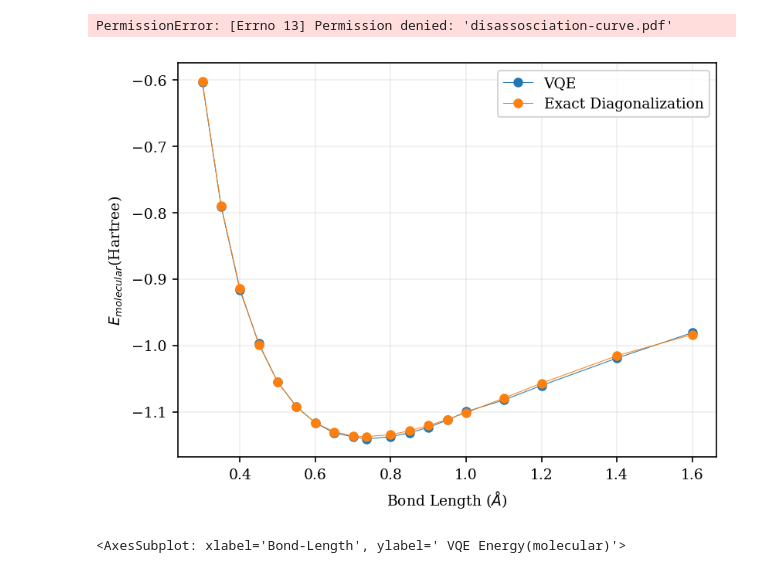
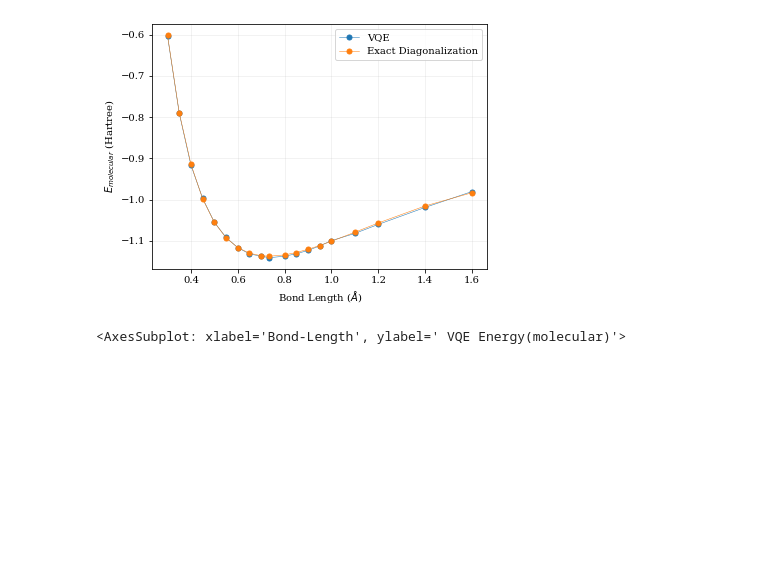
Before and after one commit to QSciTech-QuantumBC-Workshop/Team1, a Jupyter notebook: plotting-notebook.ipynb, the cells around one changed output. Saved outputs shown, nothing was run; the diff lists cells and outputs as text; code cells hidden in the pictures; blank space fills up the shorter version.

```diff
--- a/plotting-notebook.ipynb
+++ b/plotting-notebook.ipynb
@@ -9,10 +9,10 @@ plt.rcParams['savefig.dpi'] = 400
 plt.rcParams['figure.figsize'] = (6, 4.5)
 
 
-# font = {'family' : 'serif',
-#         'size'   : 9}
+font = {'family' : 'serif',
+        'size'   : 9}
 
-# plt.rc('font', **font)
+plt.rc('font', **font)
 # %%
 df = pd.read_csv("plot-data.txt")
 # %%
@@ -37,18 +37,30 @@ df
 | 18 | 16.00 | -1.311357 | -0.980621 | -1.314208 | -0.983472 |
 # %%
 #plt.plot(df['Bond-Length'], df[' VQE Energy(electronic)'], '-o')
+
+# from PIL import Image
+
+# im = Image.open('separating-atoms.png')
+# width, height = im.width, im.height
+# #im = im.thumbnail((width, height))
+# im.resize(int(im.width/3), int(im.height/3))
+fig = plt.figure()
+fig.set_size_inches((6, 4.5))
+
 plt.plot(df['Bond-Length']/10, df[' VQE Energy(molecular)'], '-o', markersize = 5, linewidth= 0.5, label='VQE')
 plt.plot(df['Bond-Length']/10, df[' Exact Energy(molecular)'], '-o', markersize = 5, linewidth= 0.5, label='Exact Diagonalization')
 plt.ylabel(r'$E_{molecular}$' + ' (Hartree)')
 plt.xlabel(r'Bond Length ($\AA$)')
 plt.legend()
+
+#fig.figimage(im, 0, 0)
+
 plt.grid(alpha=0.2)
 plt.savefig('disassosciation-curve.pdf')
 
 plt.show()
 # %% [output]
-PermissionError: [Errno 13] Permission denied: 'disassosciation-curve.pdf'
-[figure, old version]
+[figure, new version]
 # %%
 sb.lineplot(df['Bond-Length']/10, df[' VQE Energy(molecular)'])
 # %% [output]
```
Also changed, not shown: 5 other files.
